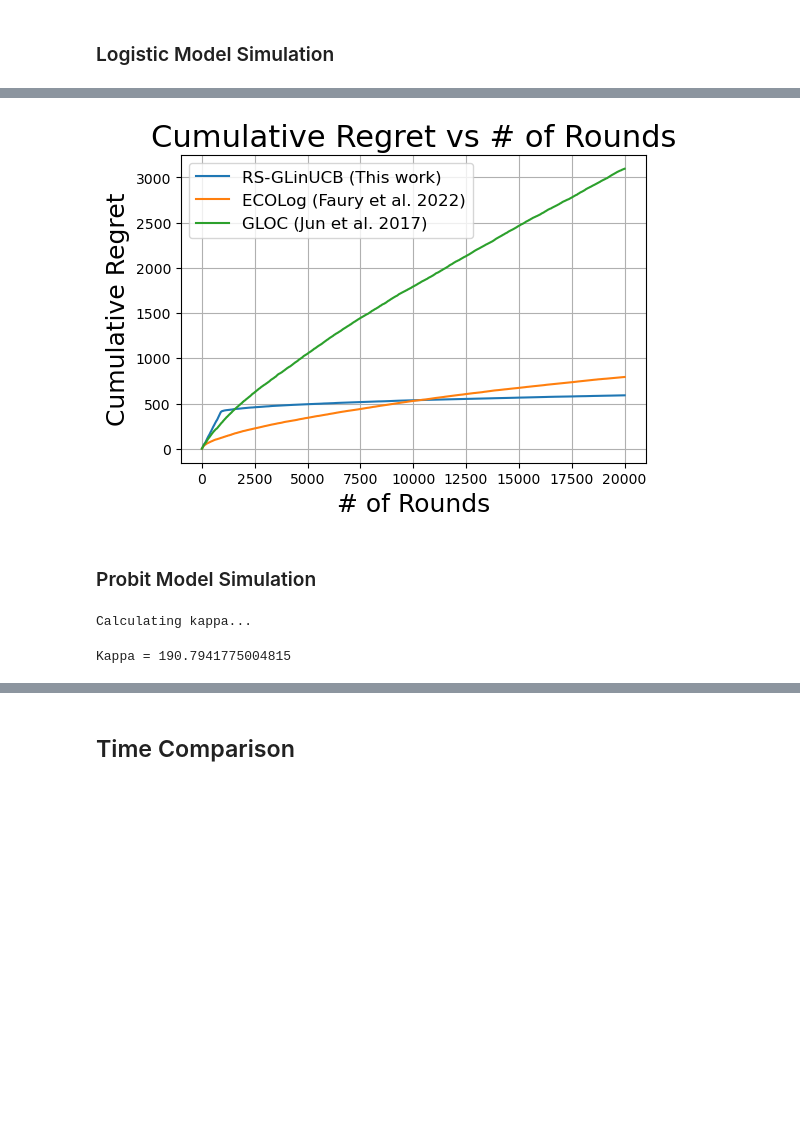
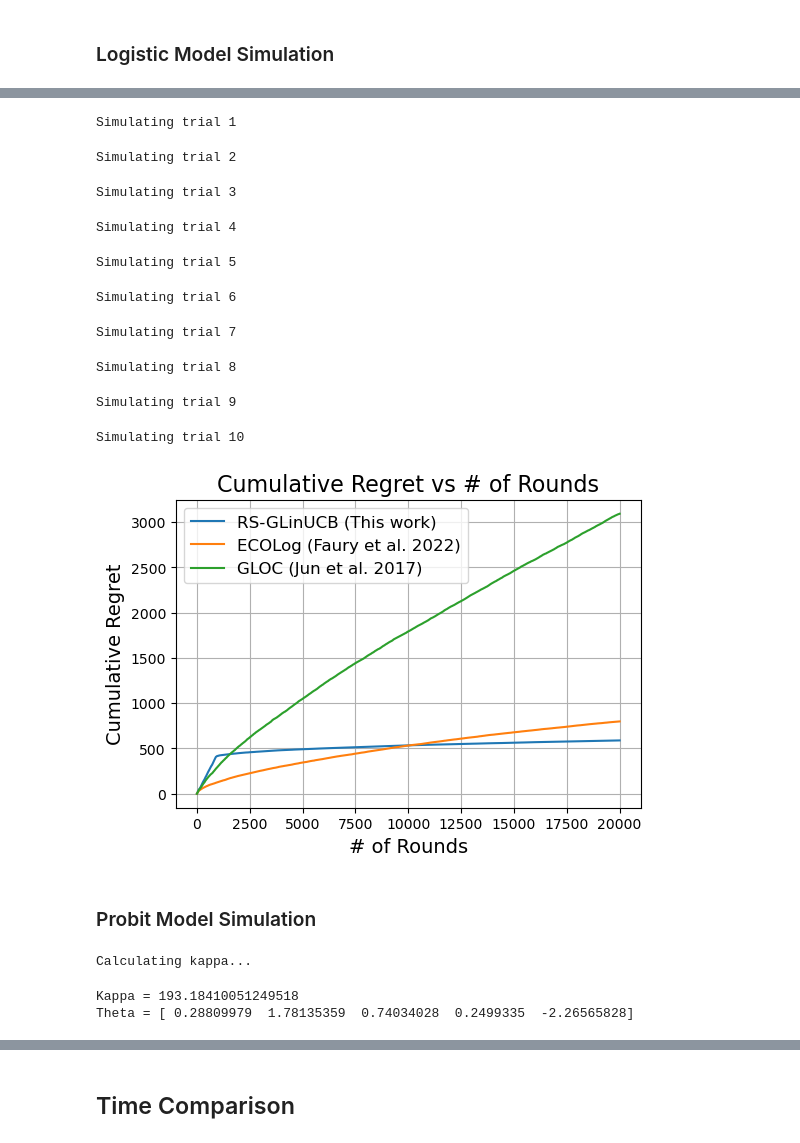
Before and after one commit to nirjhar-das/GLBandit_Limited_Adaptivity, a Jupyter notebook: simulations.ipynb, the cells around one changed output, grey strips where cells are left out. Drawn from its saved outputs; the diff is of its cells as text; code cells hidden in the pictures; blank space fills up the shorter version.

```diff
--- a/simulations.ipynb
+++ b/simulations.ipynb
@@ -83,16 +84,17 @@ def simulate(num_trials, env, algo_names_list, delta):
 
     return regret_dict
 # %%
-def plot_regret(rg_dict, T):
+def plot_regret(rg_dict, T, filename):
     fig, ax = plt.subplots(1, 1, figsize=(6, 4))
     T_arr = np.arange(1, T+1)
     for k in rg_dict.keys():
         ax.plot(T_arr, np.cumsum(rg_dict[k]), label=k)
     ax.legend(fontsize=12)
     ax.grid()
-    ax.set_xlabel('# of Rounds', fontsize=18)
-    ax.set_ylabel('Cumulative Regret', fontsize=18)
-    ax.set_title('Cumulative Regret vs # of Rounds', fontsize=22)
+    ax.set_xlabel('# of Rounds', fontsize=14)
+    ax.set_ylabel('Cumulative Regret', fontsize=14)
+    ax.set_title('Cumulative Regret vs # of Rounds', fontsize=16)
+    plt.savefig(filename, dpi=600)
     plt.show()
 # %% [markdown]
 ### Logistic Model Simulation
@@ -115,13 +117,23 @@ Theta = [ 0.48016631  2.96892264  1.23390047  0.41655583 -3.77609713]
 # %%
 algo_names_list = ['RS-GLinUCB', 'EcoLog', 'GLOC']
 num_trials = 10
 
 regret_dict = simulate(num_trials, env, algo_names_list, 0.01)
-with open('./Results/experiment1_logistic.pickle', 'wb') as f:
+with open('./Results/experiment_logistic.pickle', 'wb') as f:
     pickle.dump(regret_dict, f)
-plot_regret(regret_dict, env.T)
+plot_regret(regret_dict, env.T, './Results/Probit_Regret.png')
 # %% [output]
+Simulating trial 1
+Simulating trial 2
+Simulating trial 3
+Simulating trial 4
+Simulating trial 5
+Simulating trial 6
+Simulating trial 7
+Simulating trial 8
+Simulating trial 9
+Simulating trial 10
-[figure, old version]
+[figure, new version]
 # %% [markdown]
 ### Probit Model Simulation
 # %%
@@ -131,7 +143,7 @@ config['model'] = 'Probit'
 config['theta_dim'] = 5
 config['num_arms'] = 20
 config['theta_norm'] = 3.0
-config['horizon_length'] = 2000
+config['horizon_length'] = 5000
 config['full_norm'] = True
 
 env = GLMBandit(config=config)
@@ -139,7 +151,8 @@ print('Kappa =', env.kappa)
 print('Theta =' , env.theta)
 # %% [output]
 Calculating kappa...
-Kappa = 190.7941775004815
+Kappa = 193.18410051249518
+Theta = [ 0.28809979  1.78135359  0.74034028  0.2499335  -2.26565828]
 # %%
 algo_names_list = ['RS-GLinUCB', 'GLM-UCB', 'GLOC']
 num_trials = 10
```
Also changed, not shown: parts of 16 cells of this notebook, 19 other files.
